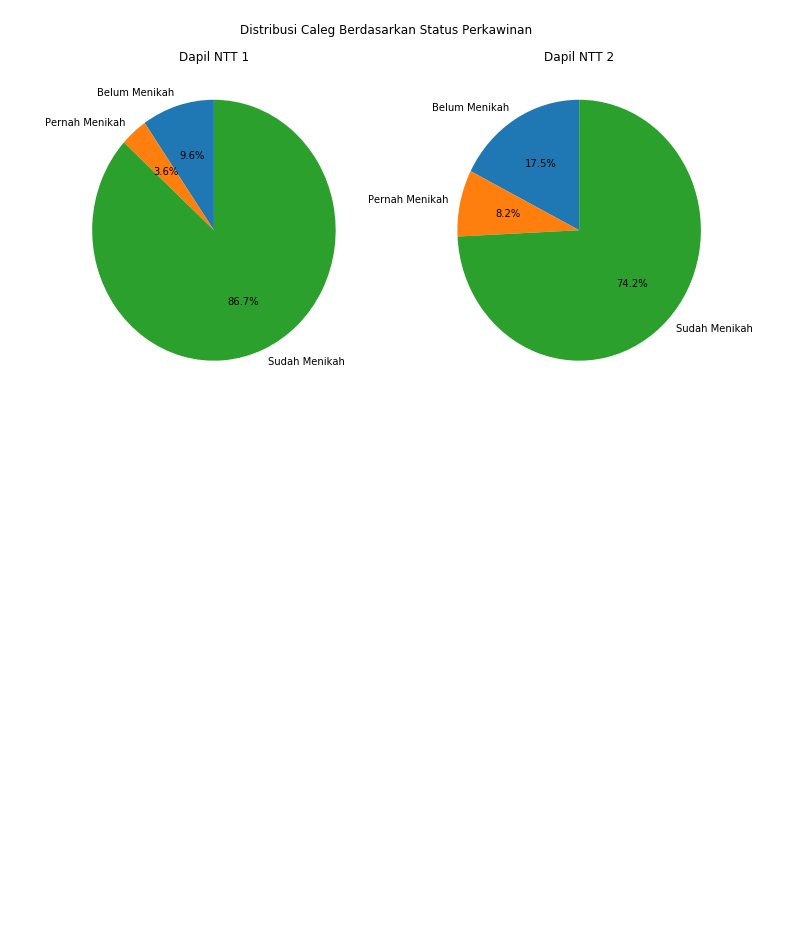
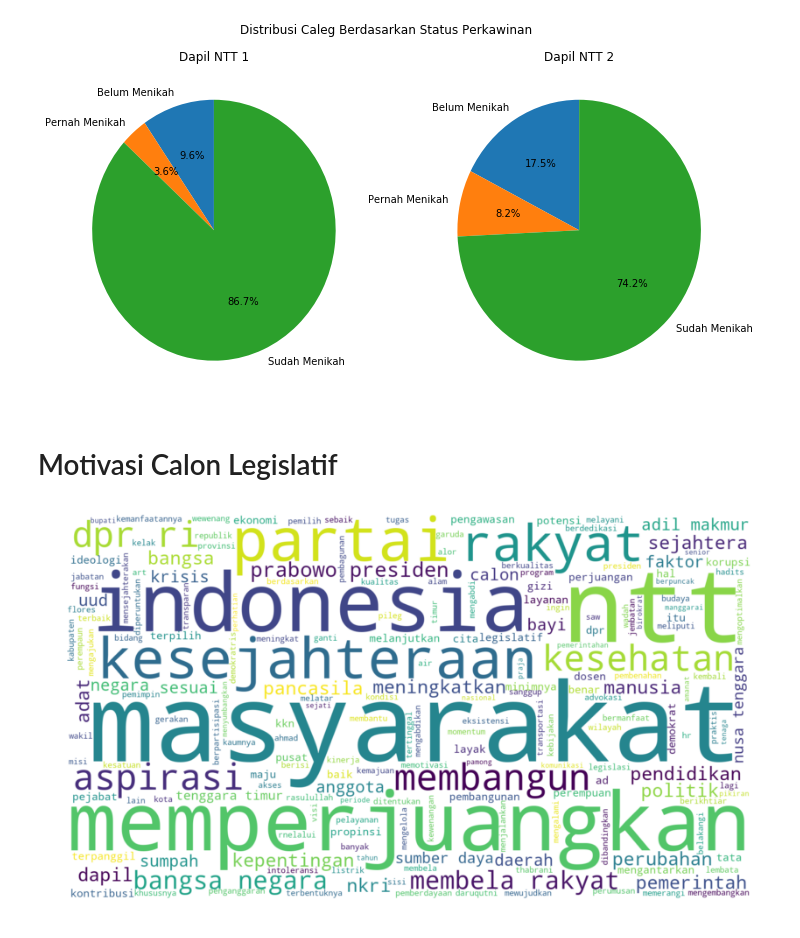
Before and after one commit to bayupaoh/pileg2019-ntt-analytic, a Jupyter notebook: pileg_dpr_ntt_2019.ipynb, the cells around one changed output. Drawn from its saved outputs; the diff is of its cells as text; code cells hidden in the pictures; blank space fills up the shorter version.

Commit message:
add motivasi

```diff
--- a/pileg_dpr_ntt_2019.ipynb
+++ b/pileg_dpr_ntt_2019.ipynb
@@ -59,6 +62,25 @@ def shoBarHorizontalGraphic(label,value,xLabelTitle,yLabelTitle,title,fontSize,w
     plt.yticks(index, label, fontsize=fontSize)
     plt.title(title)
     plt.show()
+
+def showWordCloud(listMotivasi,width,height,title):
+    content = ""
+    stop_factory = StopWordRemoverFactory().get_stop_words()
+
+    dictionary = ArrayDictionary(stop_factory)
+    stopWord = StopWordRemover(dictionary)
+
+    for data in listMotivasi:
+        content = content + stopWord.remove(data[0]) + " "
+
+    wcloud2 = WordCloud(width=1600, height=900, background_color="white")
+    wcloud2.generate(content)
+
+    plt.figure(figsize=(width,height))
+    plt.imshow(wcloud2, interpolation='bilinear')
+    plt.axis("off")
+    plt.title(title)
+    plt.show()
 # %% [markdown]
 ### Caleg termuda, tertua dan rata-rata umur caleg
 # %%
@@ -329,3 +351,10 @@ ntt2.set_title('Dapil NTT 2')
 plt.show()
 # %% [output]
 [figure]
+# %% [markdown]
+# Motivasi Calon Legislatif
+# %%
+motivasiNtt1 = selectDataMySQL("SELECT REPLACE(lower(motivasi),'?','') as motivasi FROM `caleg_details` WHERE dapil_id = 60 and motivasi != '-'")
+showWordCloud(motivasiNtt1,14,14,"Motivasi Caleg DPR RI Dapil NTT 1")
+# %% [output]
+[figure, added]
```
Also changed, not shown: parts of 2 cells of this notebook.
